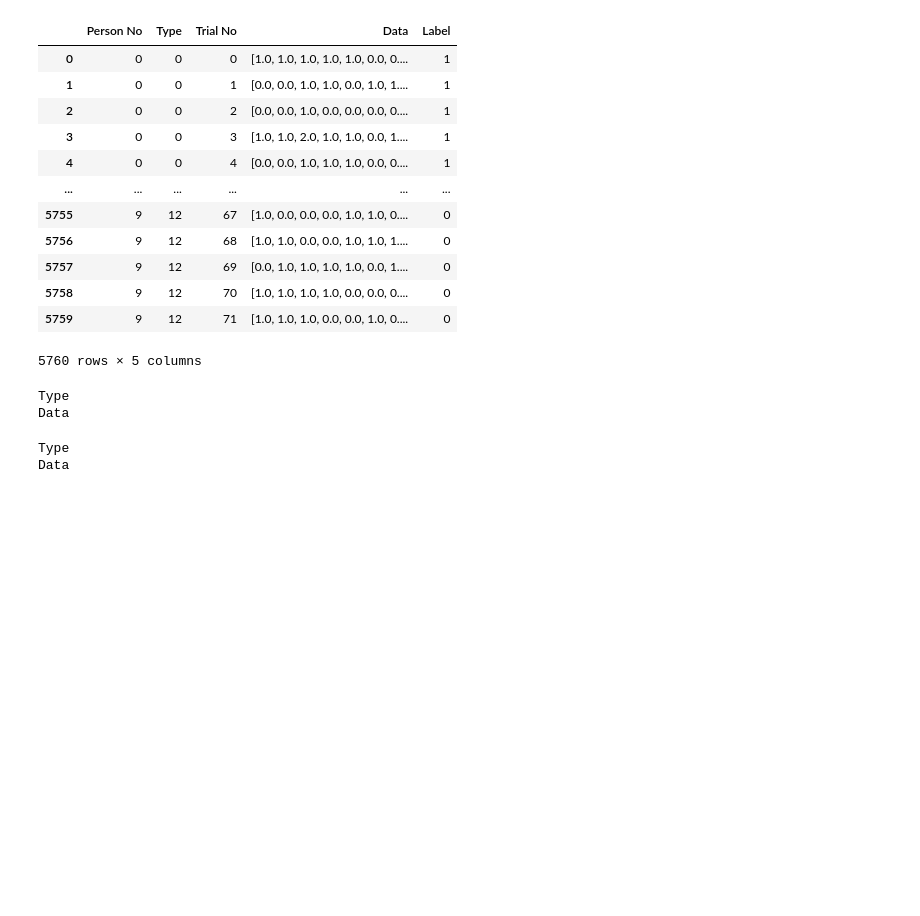
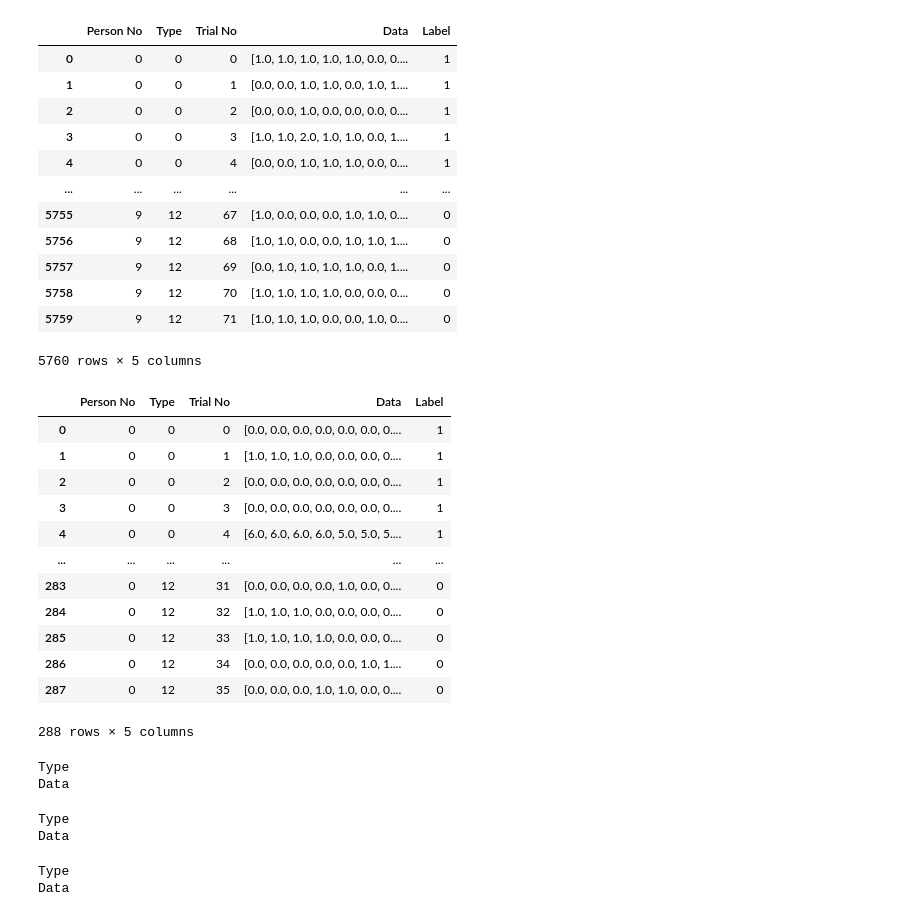
Before and after one commit to togjade/breast_lump_project, a Jupyter notebook: machine_learning/tools/plot_data.ipynb, the cells around one changed output. Cells and saved outputs as stored; diff of their text form; code cells hidden in the pictures; blank space fills up the shorter version.

```diff
--- a/machine_learning/tools/plot_data.ipynb
+++ b/machine_learning/tools/plot_data.ipynb
@@ -27,6 +27,24 @@ data
 | 5758 | 9 | 12 | 70 | [1.0, 1.0, 1.0, 1.0, 0.0, 0.0, 0.... | 0 |
 | 5759 | 9 | 12 | 71 | [1.0, 1.0, 1.0, 0.0, 0.0, 1.0, 0.... | 0 |
 5760 rows × 5 columns
+# %%
+data_doctors = pd.read_pickle('../doctors_data_labeled.pkl')
+# %%
+data_doctors
+# %% [output]
+|  | Person No | Type | Trial No | Data | Label |
+| 0 | 0 | 0 | 0 | [0.0, 0.0, 0.0, 0.0, 0.0, 0.0, 0.... | 1 |
+| 1 | 0 | 0 | 1 | [1.0, 1.0, 1.0, 0.0, 0.0, 0.0, 0.... | 1 |
+| 2 | 0 | 0 | 2 | [0.0, 0.0, 0.0, 0.0, 0.0, 0.0, 0.... | 1 |
+| 3 | 0 | 0 | 3 | [0.0, 0.0, 0.0, 0.0, 0.0, 0.0, 0.... | 1 |
+| 4 | 0 | 0 | 4 | [6.0, 6.0, 6.0, 6.0, 5.0, 5.0, 5.... | 1 |
+| ... | ... | ... | ... | ... | ... |
+| 283 | 0 | 12 | 31 | [0.0, 0.0, 0.0, 0.0, 1.0, 0.0, 0.... | 0 |
+| 284 | 0 | 12 | 32 | [1.0, 1.0, 1.0, 0.0, 0.0, 0.0, 0.... | 0 |
+| 285 | 0 | 12 | 33 | [1.0, 1.0, 1.0, 1.0, 0.0, 0.0, 0.... | 0 |
+| 286 | 0 | 12 | 34 | [0.0, 0.0, 0.0, 0.0, 0.0, 1.0, 1.... | 0 |
+| 287 | 0 | 12 | 35 | [0.0, 0.0, 0.0, 1.0, 1.0, 0.0, 0.... | 0 |
+288 rows × 5 columns
 # %%
 # choose the directory and necessary files
 
@@ -79,6 +97,14 @@ fig.write_image("pressure_units.pdf")
 # %% [output]
 Type
 Data
+# %%
+data_doctors = pd.DataFrame(data_doctors)
+fig = plot_pressure_once(data_doctors)
+fig.show()
+fig.write_image("pressure_units_doc.pdf")
+# %% [output]
+Type
+Data
 # %%
 # choose the directory and necessary files
 
```
Also changed, not shown: parts of 1 cell of this notebook, 1 other file.
